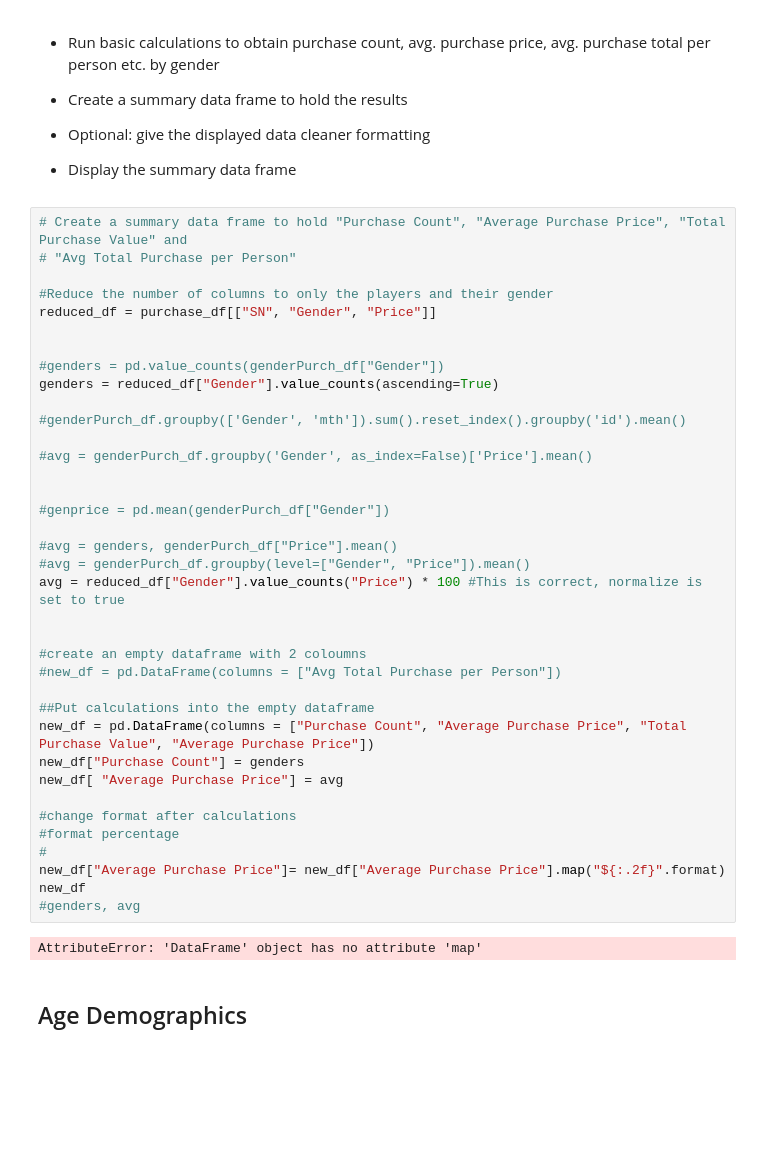
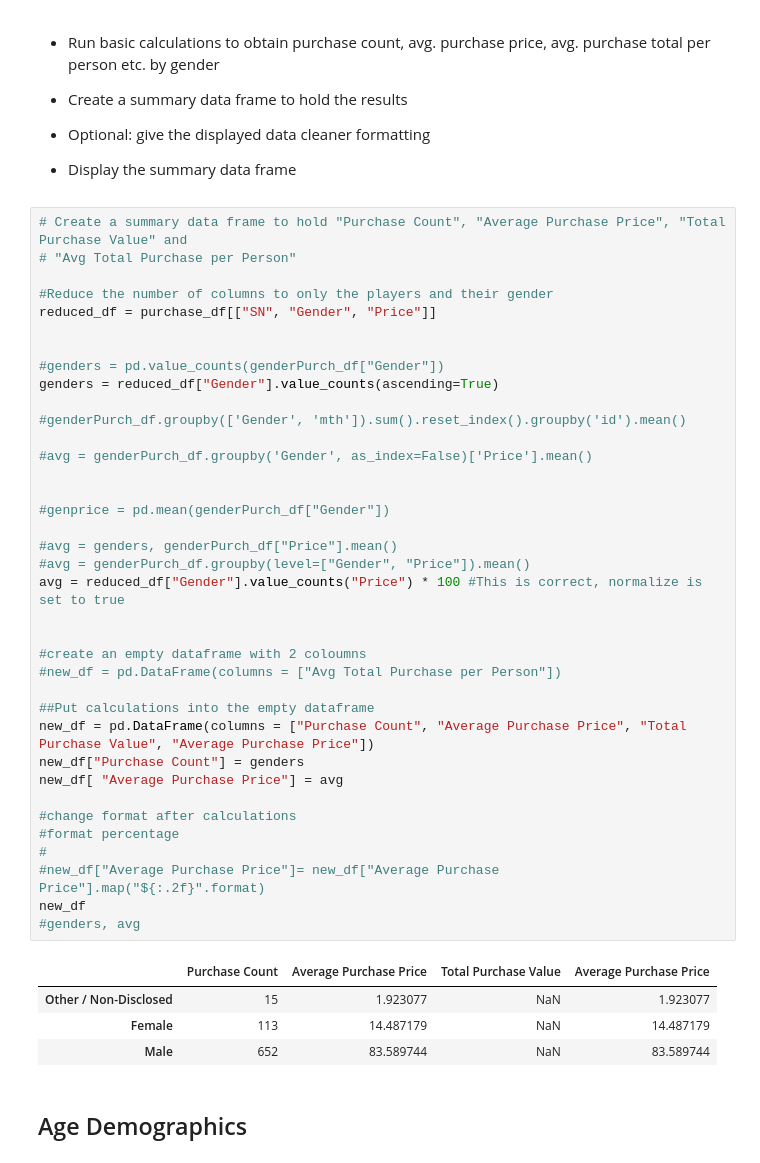
Before and after one commit to MariaSorensen/Practice, a Jupyter notebook: Pandas/Instructions/HeroesOfPymoli/HeroesOfPymoli_starter.ipynb, the cells around one changed output. Saved outputs shown, nothing was run; the diff lists cells and outputs as text; blank space fills up the shorter version.

```diff
--- a/Pandas/Instructions/HeroesOfPymoli/HeroesOfPymoli_starter.ipynb
+++ b/Pandas/Instructions/HeroesOfPymoli/HeroesOfPymoli_starter.ipynb
@@ -149,35 +149,38 @@ reduced_df = purchase_df[["SN", "Gender", "Price"]]
 
 #genders = pd.value_counts(genderPurch_df["Gender"])
 genders = reduced_df["Gender"].value_counts(ascending=True)
 
 #genderPurch_df.groupby(['Gender', 'mth']).sum().reset_index().groupby('id').mean()
 
 #avg = genderPurch_df.groupby('Gender', as_index=False)['Price'].mean()
 
 
 #genprice = pd.mean(genderPurch_df["Gender"])
 
 #avg = genders, genderPurch_df["Price"].mean()
 #avg = genderPurch_df.groupby(level=["Gender", "Price"]).mean()
 avg = reduced_df["Gender"].value_counts("Price") * 100 #This is correct, normalize is set to true
 
 
 #create an empty dataframe with 2 coloumns
 #new_df = pd.DataFrame(columns = ["Avg Total Purchase per Person"])
 
 ##Put calculations into the empty dataframe
 new_df = pd.DataFrame(columns = ["Purchase Count", "Average Purchase Price", "Total Purchase Value", "Average Purchase Price"])
 new_df["Purchase Count"] = genders
 new_df[ "Average Purchase Price"] = avg
 
 #change format after calculations
 #format percentage
 #
-new_df["Average Purchase Price"]= new_df["Average Purchase Price"].map("${:.2f}".format)
+#new_df["Average Purchase Price"]= new_df["Average Purchase Price"].map("${:.2f}".format)
 new_df
 #genders, avg
 # %% [output]
-AttributeError: 'DataFrame' object has no attribute 'map'
+|  | Purchase Count | Average Purchase Price | Total Purchase Value | Average Purchase Price |
+| Other / Non-Disclosed | 15 | 1.923077 | NaN | 1.923077 |
+| Female | 113 | 14.487179 | NaN | 14.487179 |
+| Male | 652 | 83.589744 | NaN | 83.589744 |
 # %% [markdown]
 ## Age Demographics
 # %% [markdown]
```
Also changed, not shown: parts of 2 cells of this notebook.
